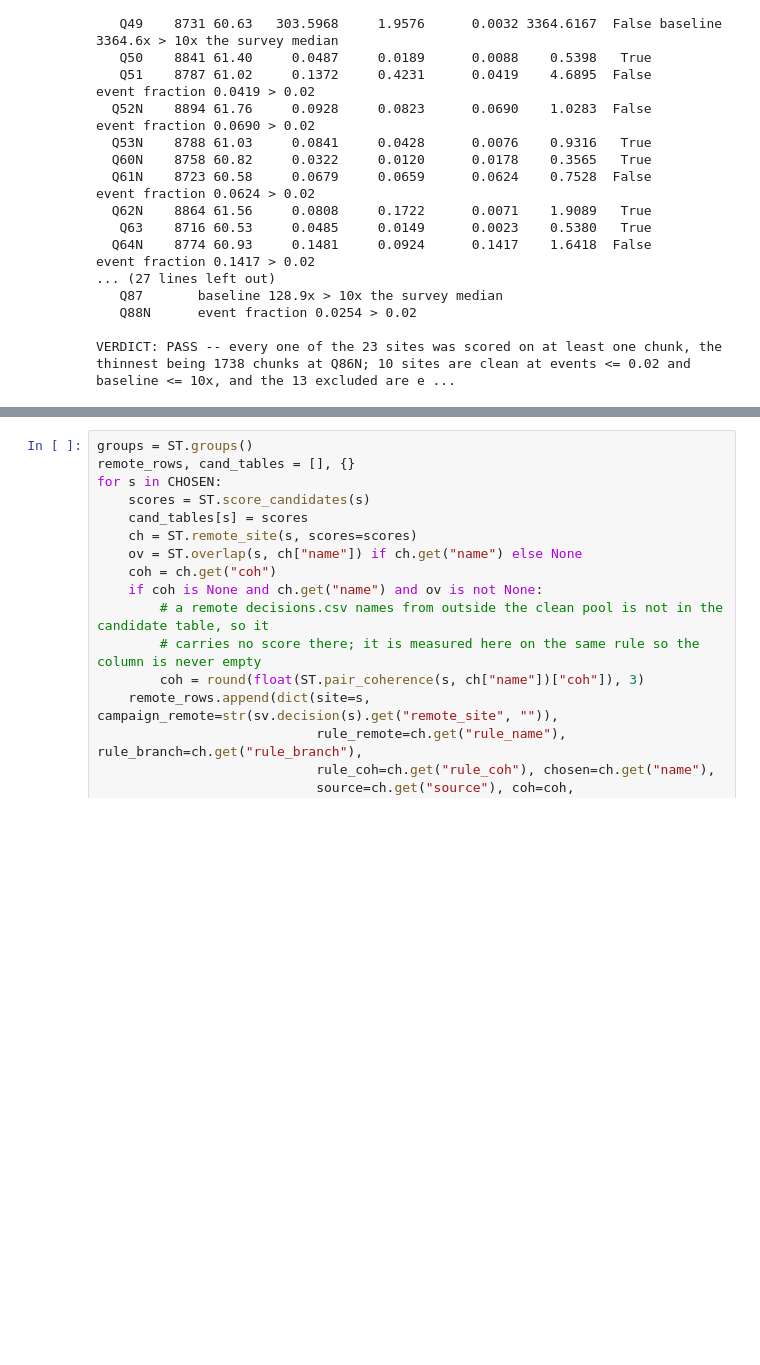
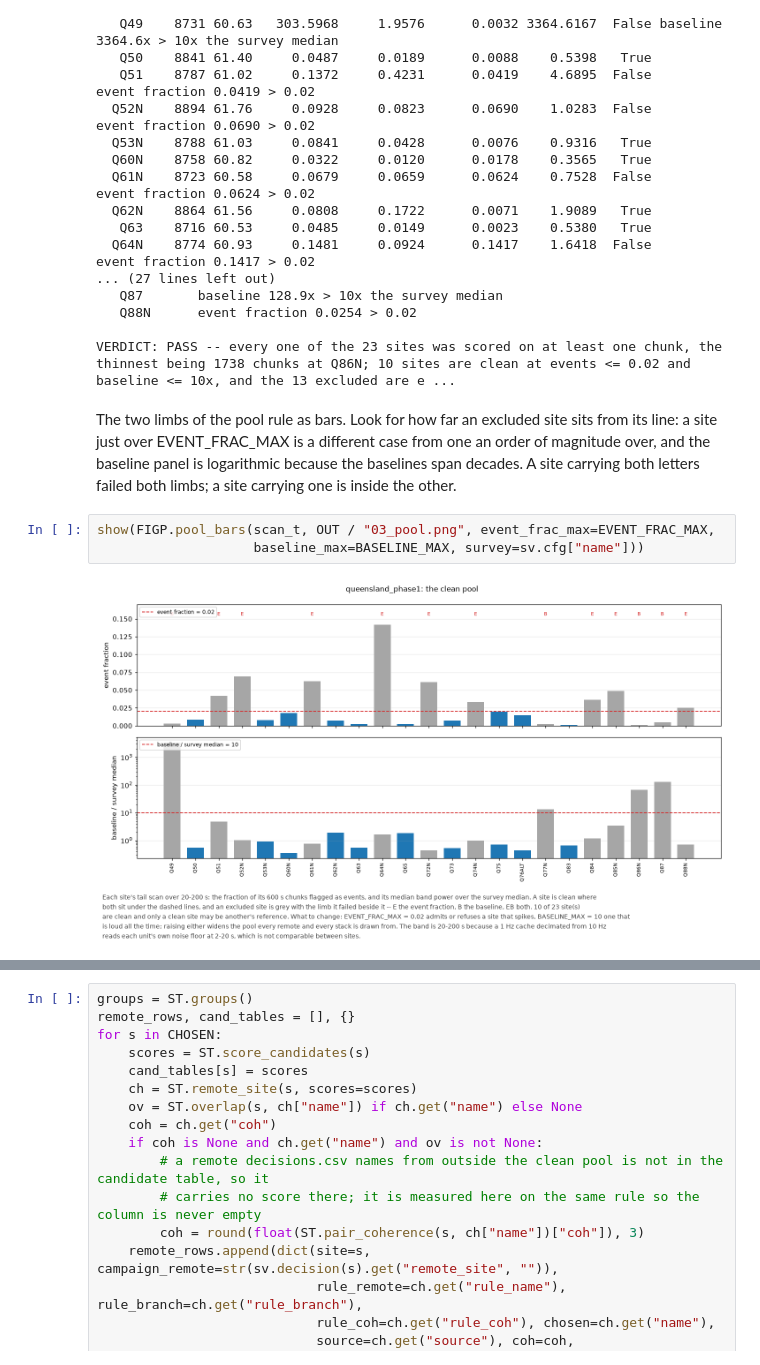
Before and after one commit to bvkay/AusLAMP-Processing-2026, a Jupyter notebook: workbooks/03_process.ipynb, the cells around one changed output, grey strips where cells are left out. Drawn from its saved outputs; the diff is of its cells as text; blank space fills up the shorter version.

```diff
--- a/workbooks/03_process.ipynb
+++ b/workbooks/03_process.ipynb
@@ -386,6 +468,16 @@ the survey median baseline is 0.09023 nT^2/Hz at 20-200 s over 23 sites with a s
    Q88N      event fraction 0.0254 > 0.02
 
 VERDICT: PASS -- every one of the 23 sites was scored on at least one chunk, the thinnest being 1738 chunks at Q86N; 10 sites are clean at events <= 0.02 and baseline <= 10x, and the 13 excluded are e ...
+# %% [markdown]
+The two limbs of the pool rule as bars. Look for how far an excluded site sits from its line: a site
+just over EVENT_FRAC_MAX is a different case from one an order of magnitude over, and the baseline panel is
+logarithmic because the baselines span decades. A site carrying both letters failed both limbs; a site
+carrying one is inside the other.
+# %%
+show(FIGP.pool_bars(scan_t, OUT / "03_pool.png", event_frac_max=EVENT_FRAC_MAX,
+                    baseline_max=BASELINE_MAX, survey=sv.cfg["name"]))
+# %% [output]
+[figure, added]
 # %% [markdown]
 ## The remote site
 
```
Also changed, not shown: parts of 42 cells of this notebook, 11 other files.
